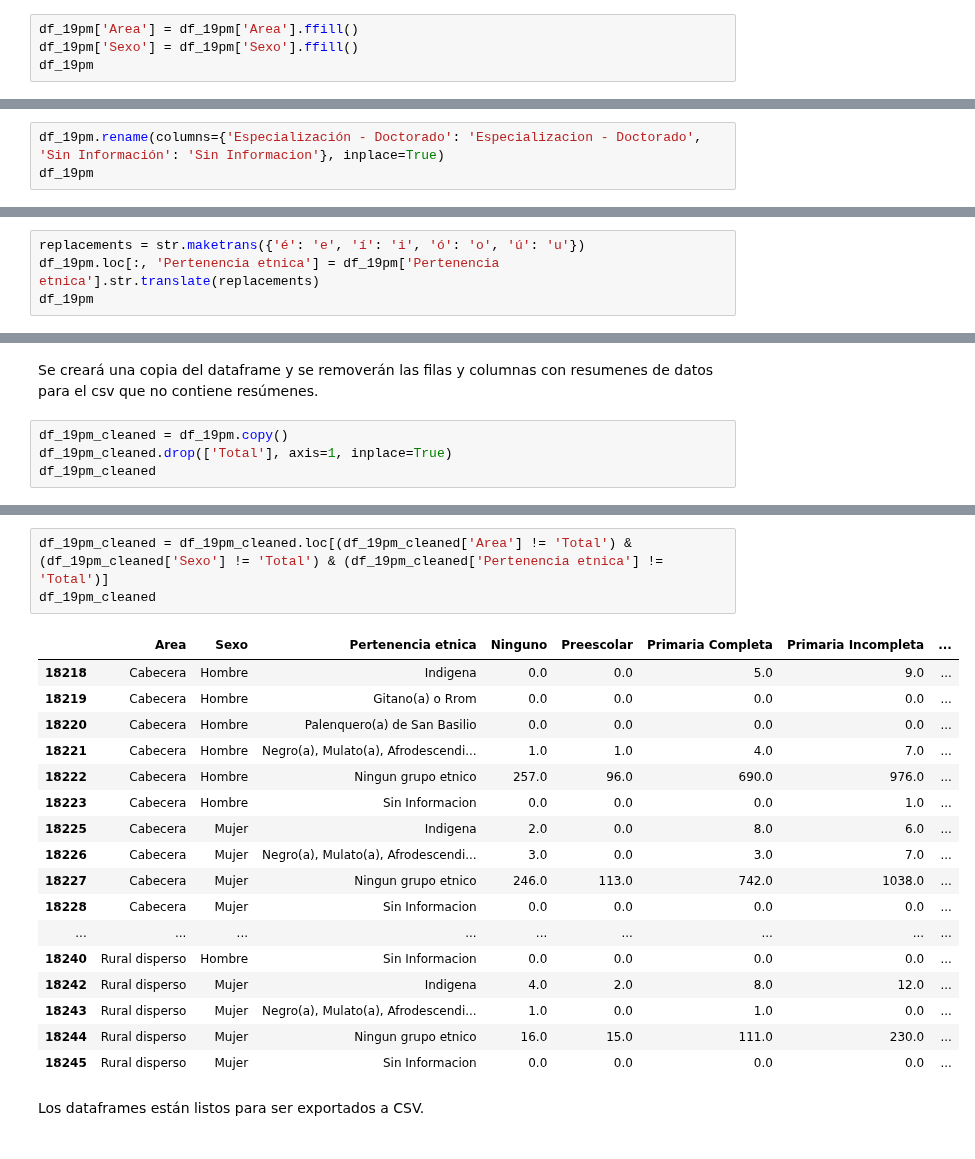
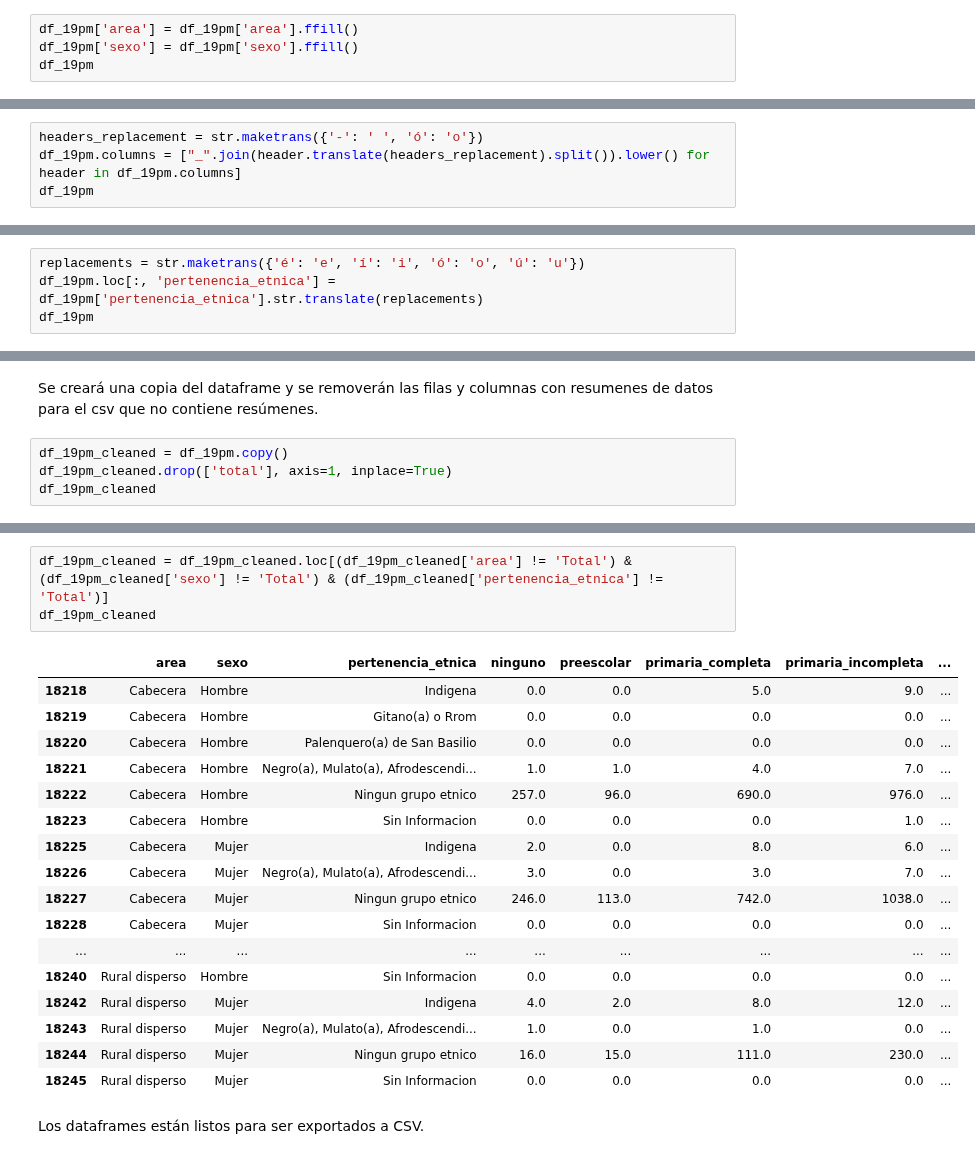
Before and after one commit to Schiavi13/Censo-Viterbo-Caldas-2018, a Jupyter notebook: source_to_csv_19pm.ipynb, the cells around one changed output, grey strips where cells are left out. Saved outputs shown, nothing was run; the diff lists cells and outputs as text.

```diff
--- a/source_to_csv_19pm.ipynb
+++ b/source_to_csv_19pm.ipynb
@@ -98,7 +98,7 @@ df_19pm
 # %% [markdown]
 Se propagan los valores de las columnas con valores faltantes.
 # %%
-df_19pm['Area'] = df_19pm['Area'].ffill()
-df_19pm['Sexo'] = df_19pm['Sexo'].ffill()
+df_19pm['area'] = df_19pm['area'].ffill()
+df_19pm['sexo'] = df_19pm['sexo'].ffill()
 df_19pm
 # %% [output]
@@ -131,6 +131,7 @@ array(['Area', 'Sexo', 'Pertenencia etnica', 'Total', 'Ninguno',
        'Tecnico', 'Tecnologico', 'Universitario',
        'Especialización - Doctorado', 'Sin Información'], dtype=object)
 # %%
-df_19pm.rename(columns={'Especialización - Doctorado': 'Especializacion - Doctorado', 'Sin Información': 'Sin Informacion'}, inplace=True)
+headers_replacement = str.maketrans({'-': ' ', 'ó': 'o'})
+df_19pm.columns = ["_".join(header.translate(headers_replacement).split()).lower() for header in df_19pm.columns]
 df_19pm
 # %% [output]
@@ -155,6 +156,6 @@ df_19pm
 Se modifican los datos con tildes y ñ.
 # %%
 replacements = str.maketrans({'é': 'e', 'í': 'i', 'ó': 'o', 'ú': 'u'})
-df_19pm.loc[:, 'Pertenencia etnica'] = df_19pm['Pertenencia etnica'].str.translate(replacements)
+df_19pm.loc[:, 'pertenencia_etnica'] = df_19pm['pertenencia_etnica'].str.translate(replacements)
 df_19pm
 # %% [output]
@@ -179,6 +180,6 @@ df_19pm
 Se creará una copia del dataframe y se removerán las filas y columnas con resumenes de datos para el csv que no contiene resúmenes.
 # %%
 df_19pm_cleaned = df_19pm.copy()
-df_19pm_cleaned.drop(['Total'], axis=1, inplace=True)
+df_19pm_cleaned.drop(['total'], axis=1, inplace=True)
 df_19pm_cleaned
 # %% [output]
@@ -200,10 +201,10 @@ df_19pm_cleaned
 | 18250 | Rural disperso | Total | Sin Informacion | 0.0 | 0.0 | 0.0 | 0.0 | ... |
 | 18251 | Rural disperso | Total | Total | 67.0 | 43.0 | 252.0 | 570.0 | ... |
 # %%
-df_19pm_cleaned = df_19pm_cleaned.loc[(df_19pm_cleaned['Area'] != 'Total') & (df_19pm_cleaned['Sexo'] != 'Total') & (df_19pm_cleaned['Pertenencia etnica'] != 'Total')]
+df_19pm_cleaned = df_19pm_cleaned.loc[(df_19pm_cleaned['area'] != 'Total') & (df_19pm_cleaned['sexo'] != 'Total') & (df_19pm_cleaned['pertenencia_etnica'] != 'Total')]
 df_19pm_cleaned
 # %% [output]
-|  | Area | Sexo | Pertenencia etnica | Ninguno | Preescolar | Primaria Completa | Primaria Incompleta | ... |
+|  | area | sexo | pertenencia_etnica | ninguno | preescolar | primaria_completa | primaria_incompleta | ... |
 | 18218 | Cabecera | Hombre | Indigena | 0.0 | 0.0 | 5.0 | 9.0 | ... |
 | 18219 | Cabecera | Hombre | Gitano(a) o Rrom | 0.0 | 0.0 | 0.0 | 0.0 | ... |
 | 18220 | Cabecera | Hombre | Palenquero(a) de San Basilio | 0.0 | 0.0 | 0.0 | 0.0 | ... |
```
Also changed, not shown: parts of 6 cells of this notebook, 2 other files.
